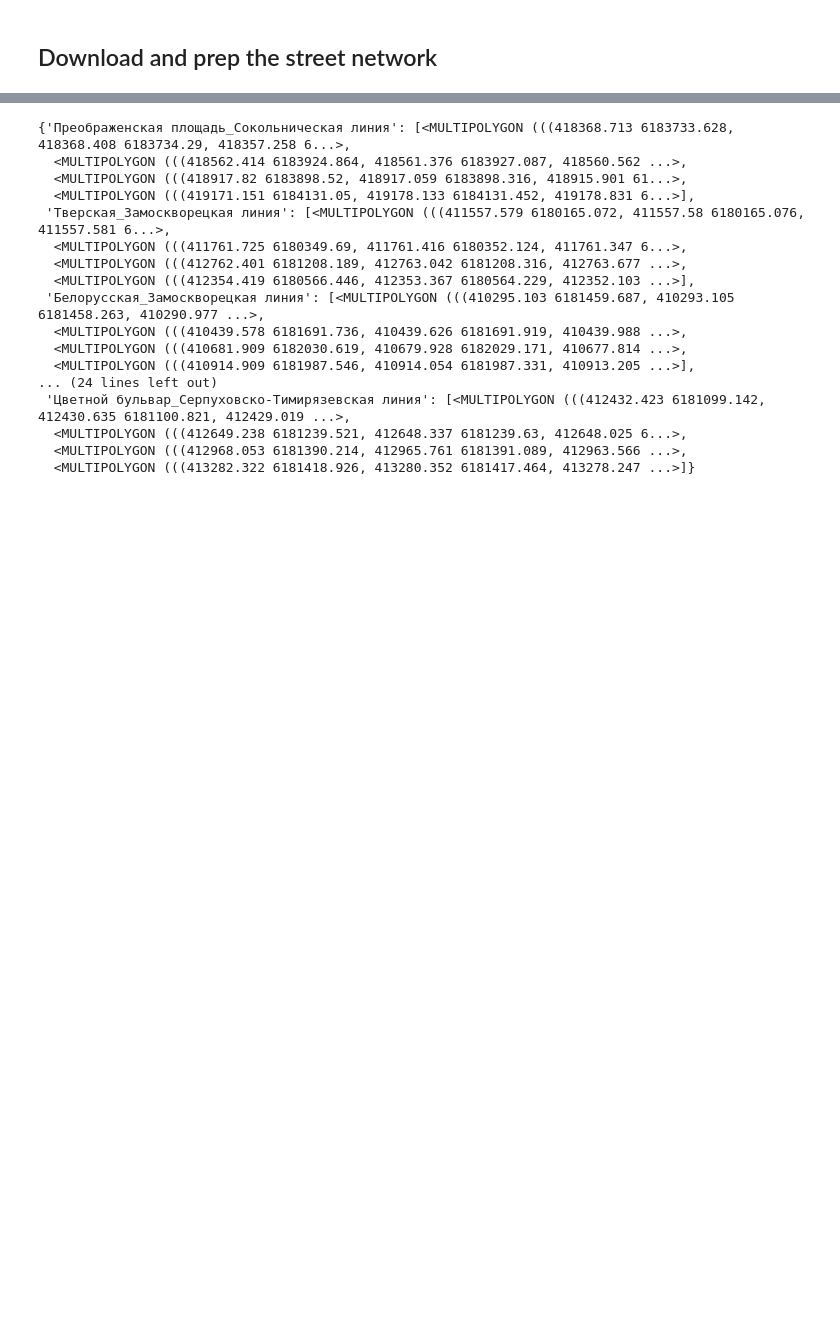
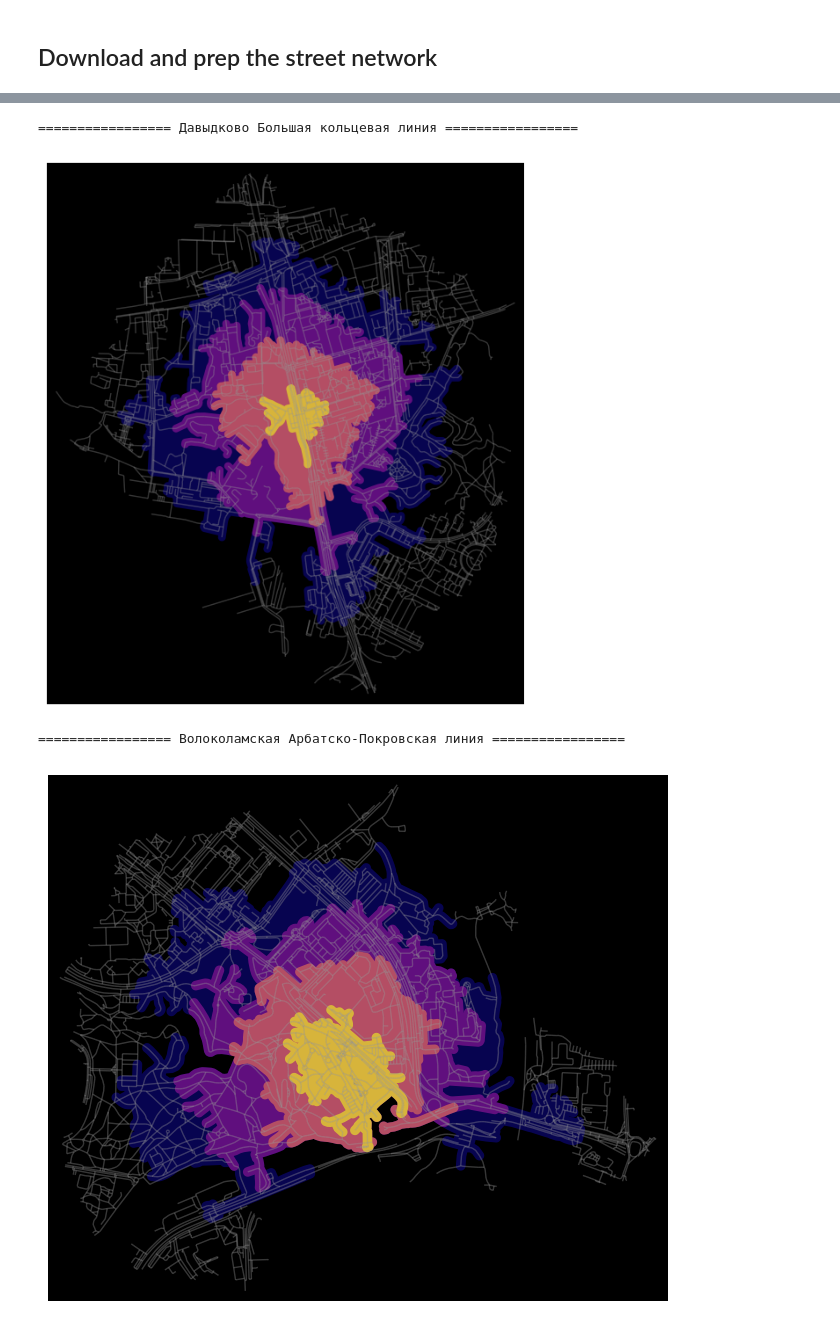
Before and after one commit to DoneGame/Metro-Coverage-Mapa, a Jupyter notebook: osmnx-isochrones.ipynb, the cells around one changed output, grey strips where cells are left out. Cells and saved outputs as stored; diff of their text form; code cells hidden in the pictures; blank space fills up the shorter version.

Commit message:
working map building for metro stations

```diff
--- a/osmnx-isochrones.ipynb
+++ b/osmnx-isochrones.ipynb
@@ -221,10 +170,11 @@ isochrones
 # %%
-fig, ax = ox.plot_graph(G, show=False, close=False, edge_color='#999999', edge_alpha=0.2,
-                            node_size=0, bgcolor='k')
+def show_isochrones(G, isochrones, iso_colors):
+    fig, ax = ox.plot_graph(G, show=False, close=False, edge_color='#999999', edge_alpha=0.2,
+                                node_size=0, bgcolor='k')
 
-for polygon, fc in zip(isochrones, iso_colors):
-    for geom in polygon.geoms:
-        xs, ys = geom.exterior.xy
-        ax.fill(xs, ys, fc=fc, ec='none', alpha=0.6, zorder=-1)
+    for polygon, fc in zip(isochrones, iso_colors):
+        for geom in polygon.geoms:
+            xs, ys = geom.exterior.xy
+            ax.fill(xs, ys, fc=fc, ec='none', alpha=0.6, zorder=-1)
 
-plt.show()
+    plt.show()
@@ -233,2 +180,0 @@ plt.show()
-# %%
-station_isochrones[station] = isochrones
@@ -247,20 +180,0 @@ plt.show()
-# %%
-station_isochrones
-# %% [output]
-{'Преображенская площадь_Сокольническая линия': [<MULTIPOLYGON (((418368.713 6183733.628, 418368.408 6183734.29, 418357.258 6...>,
-  <MULTIPOLYGON (((418562.414 6183924.864, 418561.376 6183927.087, 418560.562 ...>,
-  <MULTIPOLYGON (((418917.82 6183898.52, 418917.059 6183898.316, 418915.901 61...>,
-  <MULTIPOLYGON (((419171.151 6184131.05, 419178.133 6184131.452, 419178.831 6...>],
- 'Тверская_Замоскворецкая линия': [<MULTIPOLYGON (((411557.579 6180165.072, 411557.58 6180165.076, 411557.581 6...>,
-  <MULTIPOLYGON (((411761.725 6180349.69, 411761.416 6180352.124, 411761.347 6...>,
-  <MULTIPOLYGON (((412762.401 6181208.189, 412763.042 6181208.316, 412763.677 ...>,
-  <MULTIPOLYGON (((412354.419 6180566.446, 412353.367 6180564.229, 412352.103 ...>],
- 'Белорусская_Замоскворецкая линия': [<MULTIPOLYGON (((410295.103 6181459.687, 410293.105 6181458.263, 410290.977 ...>,
-  <MULTIPOLYGON (((410439.578 6181691.736, 410439.626 6181691.919, 410439.988 ...>,
-  <MULTIPOLYGON (((410681.909 6182030.619, 410679.928 6182029.171, 410677.814 ...>,
-  <MULTIPOLYGON (((410914.909 6181987.546, 410914.054 6181987.331, 410913.205 ...>],
-... (24 lines left out)
- 'Цветной бульвар_Серпуховско-Тимирязевская линия': [<MULTIPOLYGON (((412432.423 6181099.142, 412430.635 6181100.821, 412429.019 ...>,
-  <MULTIPOLYGON (((412649.238 6181239.521, 412648.337 6181239.63, 412648.025 6...>,
-  <MULTIPOLYGON (((412968.053 6181390.214, 412965.761 6181391.089, 412963.566 ...>,
-  <MULTIPOLYGON (((413282.322 6181418.926, 413280.352 6181417.464, 413278.247 ...>]}
@@ -266,0 +184,33 @@ station_isochrones
+# %%
+for station in tqdm(stations[:5]):
+    print(f'================= {station.replace("_", ", ")} =================')
+    G, exit_nodes = get_graph_and_nodes(station, metro_df, trip_times)
+
+    if station not in station_to_isochrones.keys():
+        exits_isochrones = []
+        for exit_node in exit_nodes:
+            isochrone_polys = make_iso_polys(G, exit_node, edge_buff=25, node_buff=0, infill=True)
+            # print(isochrone_polys)
+            exits_isochrones.append(isochrone_polys)
+            # show_isochrones(G, isochrone_polys, iso_colors)
+
+        station_isochrones = []
+        for i in range(len(trip_times)):
+            iso = shapely.union_all([iso_polys[i] for iso_polys in exits_isochrones])
+            if type(iso) != MultiPolygon:
+                iso = MultiPolygon([iso])
+            station_isochrones.append(iso)
+        print(station_isochrones)
+
+        station_to_isochrones[station] = station_isochrones
+        with open('data/isochrones.pickle', 'wb') as f:
+             pickle.dump(station_to_isochrones, f)
+    else:
+        station_isochrones = station_to_isochrones[station]
+
+    show_isochrones(G, station_isochrones, iso_colors)
+# %% [output]
+================= Давыдково Большая кольцевая линия =================
+[figure, added]
+================= Волоколамская Арбатско-Покровская линия =================
+[figure, added]
```
Also changed, not shown: parts of 19 cells of this notebook.
